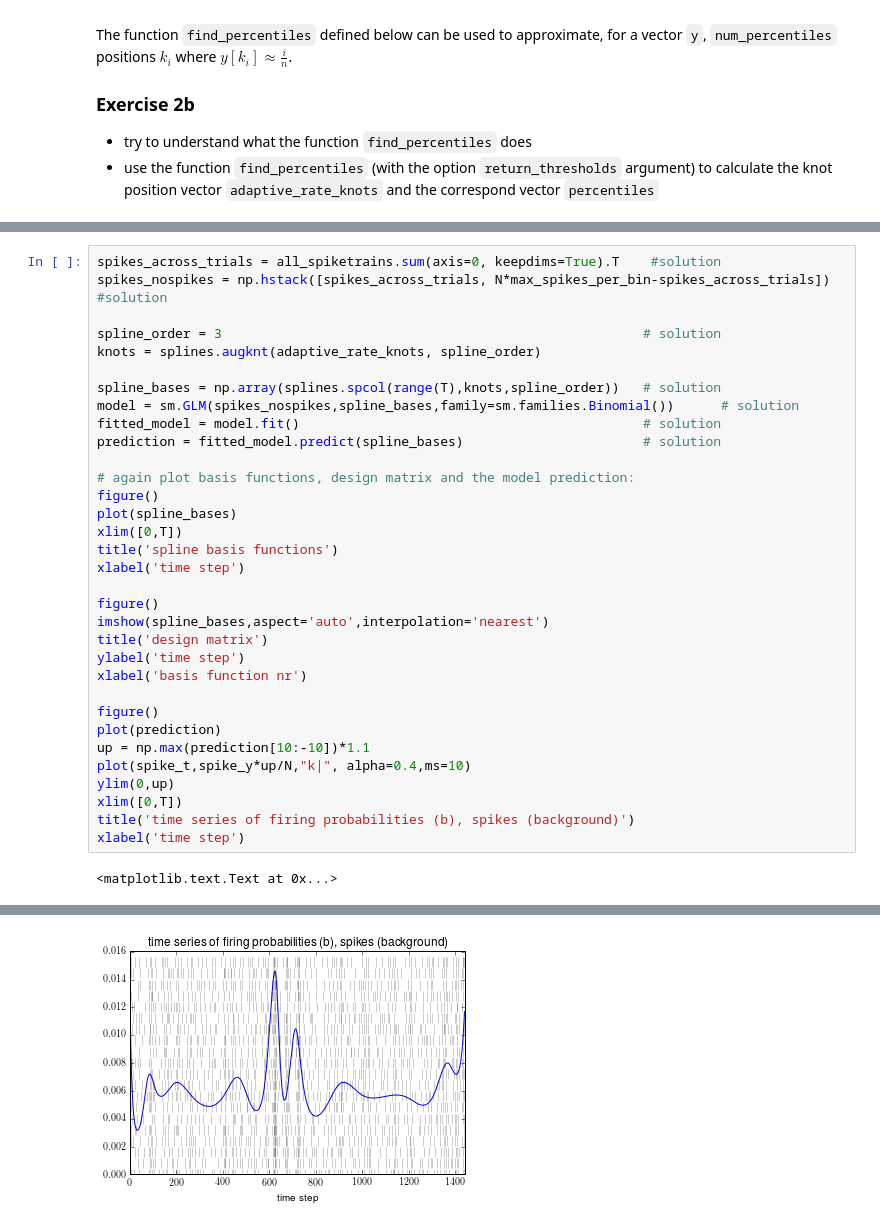
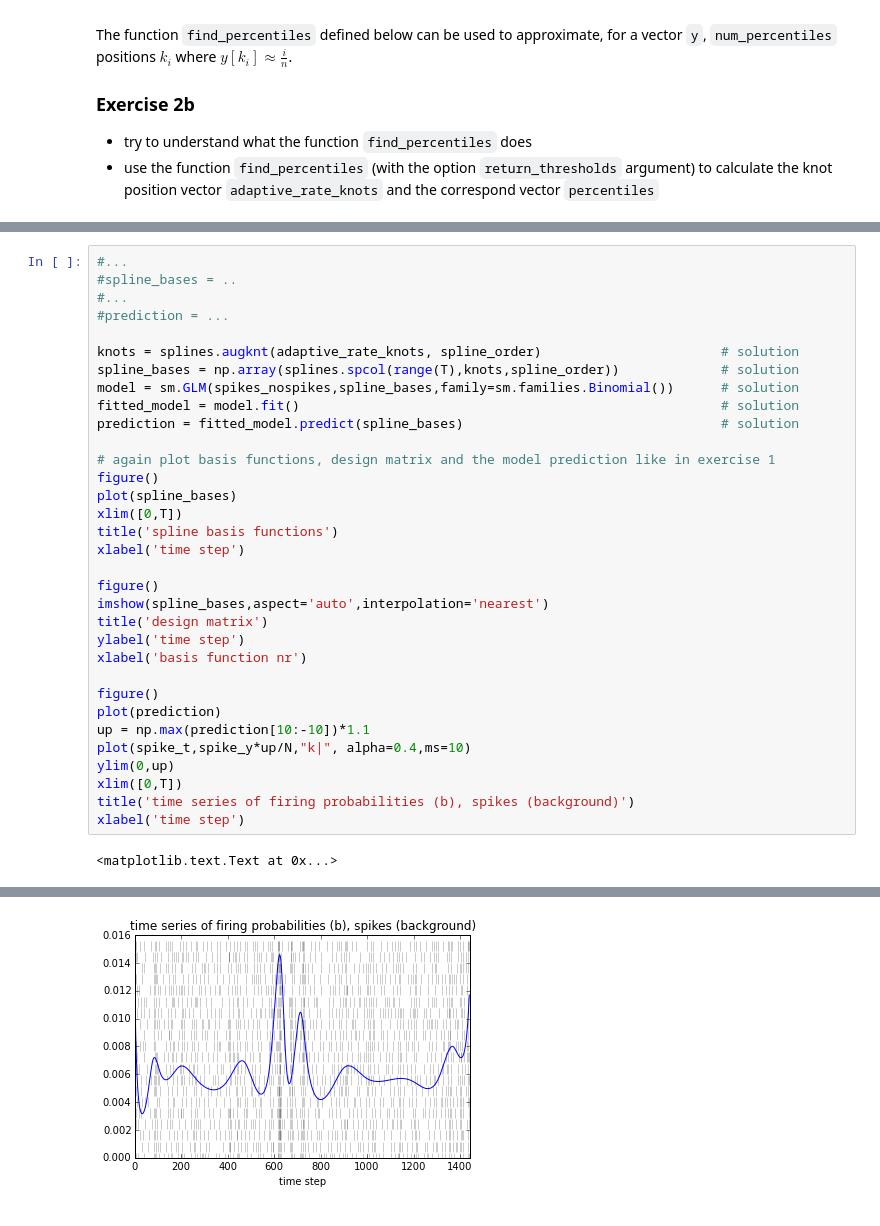
Before and after one commit to cknd/decoding, a Jupyter notebook: 02 [Solution] Part 2 - GLM.ipynb, the cells around one changed output, grey strips where cells are left out. Cells and saved outputs as stored; diff of their text form.

Commit message:
added 02 Exercises file, added summary & outlook, fixed labels etc.

```diff
--- a/02 [Solution] Part 2 - GLM.ipynb
+++ b/02 [Solution] Part 2 - GLM.ipynb
@@ -430,16 +434,16 @@ In exercise 2b we just used a more sophisticated way of placing the knots for ou
 # %%
-spikes_across_trials = all_spiketrains.sum(axis=0, keepdims=True).T    #solution
-spikes_nospikes = np.hstack([spikes_across_trials, N*max_spikes_per_bin-spikes_across_trials])       #solution
+#...
+#spline_bases = ..
+#...
+#prediction = ...
 
-spline_order = 3                                                      # solution
-knots = splines.augknt(adaptive_rate_knots, spline_order)
+knots = splines.augknt(adaptive_rate_knots, spline_order)                       # solution
+spline_bases = np.array(splines.spcol(range(T),knots,spline_order))             # solution
+model = sm.GLM(spikes_nospikes,spline_bases,family=sm.families.Binomial())      # solution
+fitted_model = model.fit()                                                      # solution
+prediction = fitted_model.predict(spline_bases)                                 # solution
 
-spline_bases = np.array(splines.spcol(range(T),knots,spline_order))   # solution
-model = sm.GLM(spikes_nospikes,spline_bases,family=sm.families.Binomial())      # solution
-fitted_model = model.fit()                                            # solution
-prediction = fitted_model.predict(spline_bases)                       # solution
-
-# again plot basis functions, design matrix and the model prediction:
+# again plot basis functions, design matrix and the model prediction like in exercise 1
 figure()
 plot(spline_bases)
 xlim([0,T])
@@ -467,4 +471,4 @@ xlabel('time step')
-[figure, old version]
+[figure, new version]
 # %% [markdown]
 ## Finding the right number of knots
 
```
Also changed, not shown: parts of 16 cells of this notebook, 1 other file.
